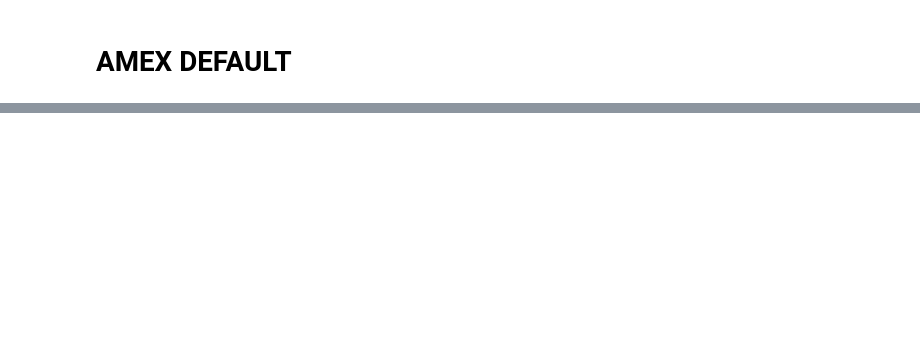
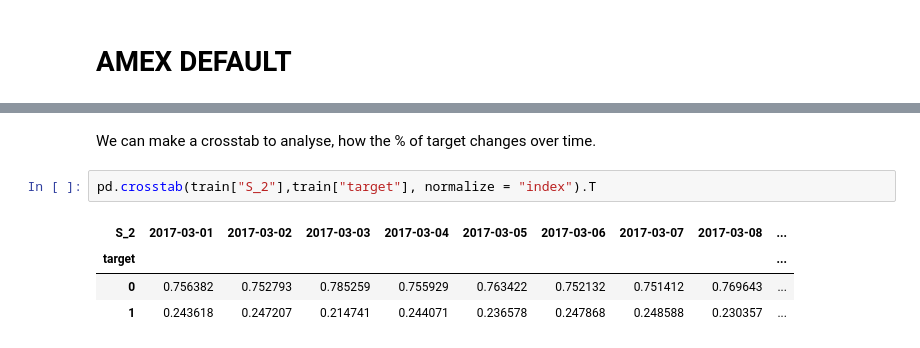
Before and after one commit to bereamanuel/AMEX-default-prediction, a Jupyter notebook: amex-eda.ipynb, the cells around one changed output, grey strips where cells are left out. Cells and saved outputs as stored; diff of their text form; blank space fills up the shorter version.

```diff
--- a/amex-eda.ipynb
+++ b/amex-eda.ipynb
@@ -270,0 +127,9 @@ plt.show()
+# %% [markdown]
+We can make a crosstab to analyse, how the % of target changes over time.
+# %%
+pd.crosstab(train["S_2"],train["target"], normalize = "index").T
+# %% [output]
+| S_2 | 2017-03-01 | 2017-03-02 | 2017-03-03 | 2017-03-04 | 2017-03-05 | 2017-03-06 | 2017-03-07 | 2017-03-08 | ... |
+| target |  |  |  |  |  |  |  |  | ... |
+| 0 | 0.756382 | 0.752793 | 0.785259 | 0.755929 | 0.763422 | 0.752132 | 0.751412 | 0.769643 | ... |
+| 1 | 0.243618 | 0.247207 | 0.214741 | 0.244071 | 0.236578 | 0.247868 | 0.248588 | 0.230357 | ... |
```
Also changed, not shown: parts of 59 cells of this notebook.
